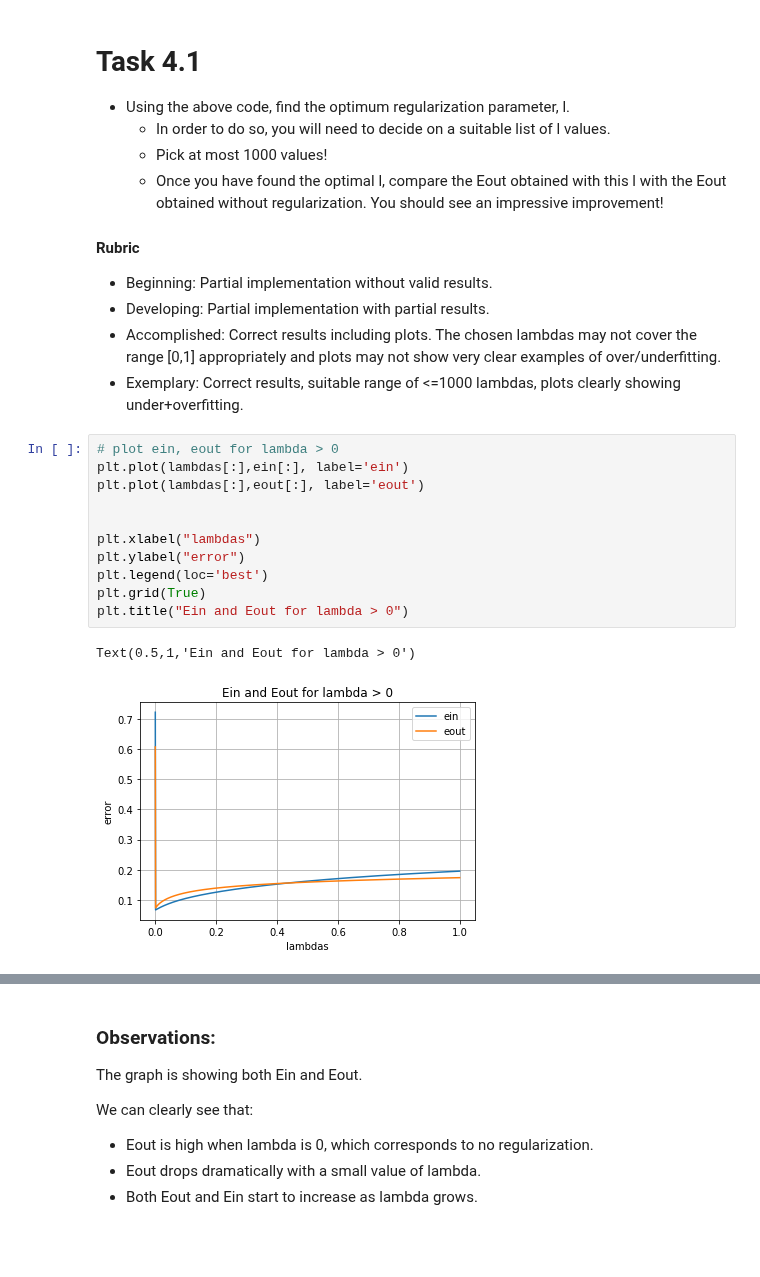
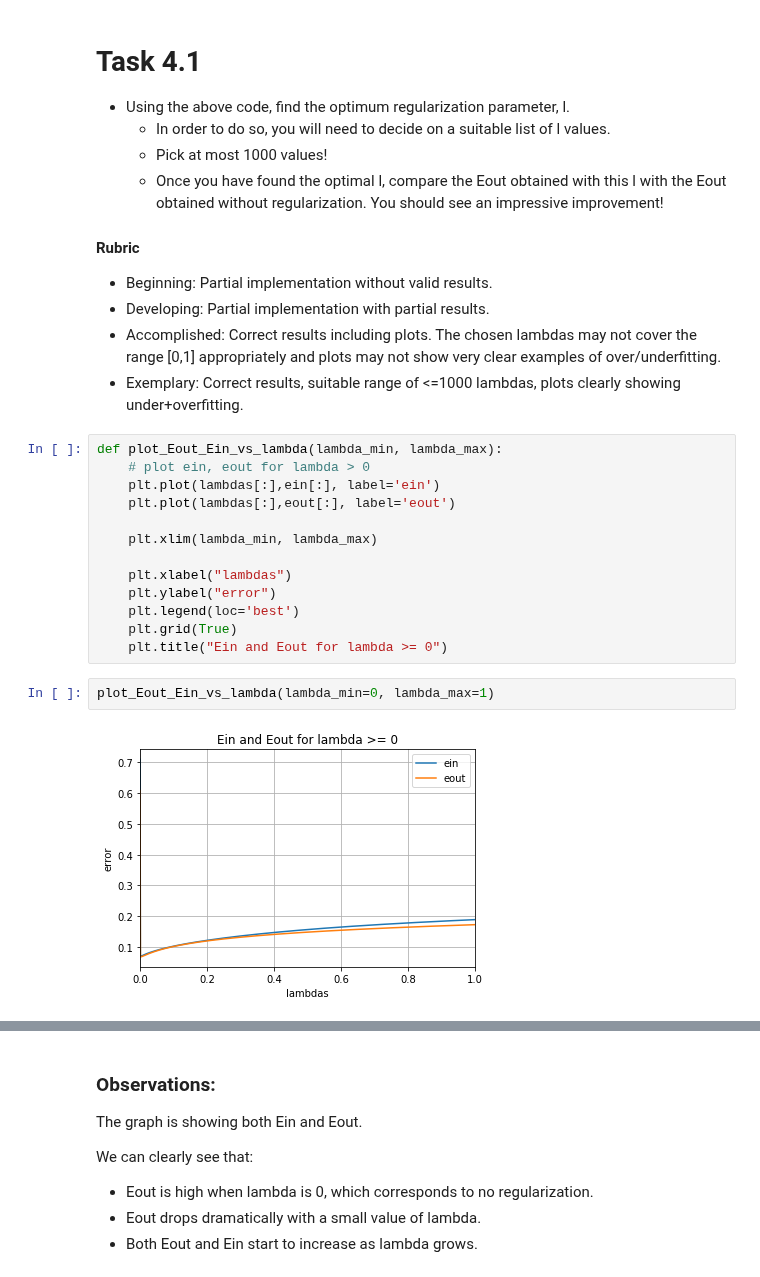
Before and after one commit to vipulpopat/MSCAI_Sem1_Etivity4, a Jupyter notebook: Etivity4_CE6002_18263461.ipynb, the cells around one changed output, grey strips where cells are left out. Saved outputs shown, nothing was run; the diff lists cells and outputs as text; blank space fills up the shorter version.

```diff
--- a/Etivity4_CE6002_18263461.ipynb
+++ b/Etivity4_CE6002_18263461.ipynb
@@ -104,16 +106,19 @@ for l in lambdas:
   * Accomplished: Correct results including plots. The chosen lambdas may not cover the range [0,1] appropriately and plots may not show very clear examples of over/underfitting.
   * Exemplary: Correct results, suitable range of <=1000 lambdas, plots clearly showing under+overfitting.
 # %%
-# plot ein, eout for lambda > 0
-plt.plot(lambdas[:],ein[:], label='ein')
-plt.plot(lambdas[:],eout[:], label='eout')
+def plot_Eout_Ein_vs_lambda(lambda_min, lambda_max):
+    # plot ein, eout for lambda > 0
+    plt.plot(lambdas[:],ein[:], label='ein')
+    plt.plot(lambdas[:],eout[:], label='eout')
 
+    plt.xlim(lambda_min, lambda_max)
 
-plt.xlabel("lambdas")
-plt.ylabel("error")
-plt.legend(loc='best')
-plt.grid(True)
-plt.title("Ein and Eout for lambda > 0")
+    plt.xlabel("lambdas")
+    plt.ylabel("error")
+    plt.legend(loc='best')
+    plt.grid(True)
+    plt.title("Ein and Eout for lambda >= 0")
-# %% [output]
-Text(0.5,1,'Ein and Eout for lambda > 0')
-[figure, removed]
+# %%
+plot_Eout_Ein_vs_lambda(lambda_min=0, lambda_max=1)
+# %% [output]
+[figure, added]
```
Also changed, not shown: parts of 12 cells of this notebook.
